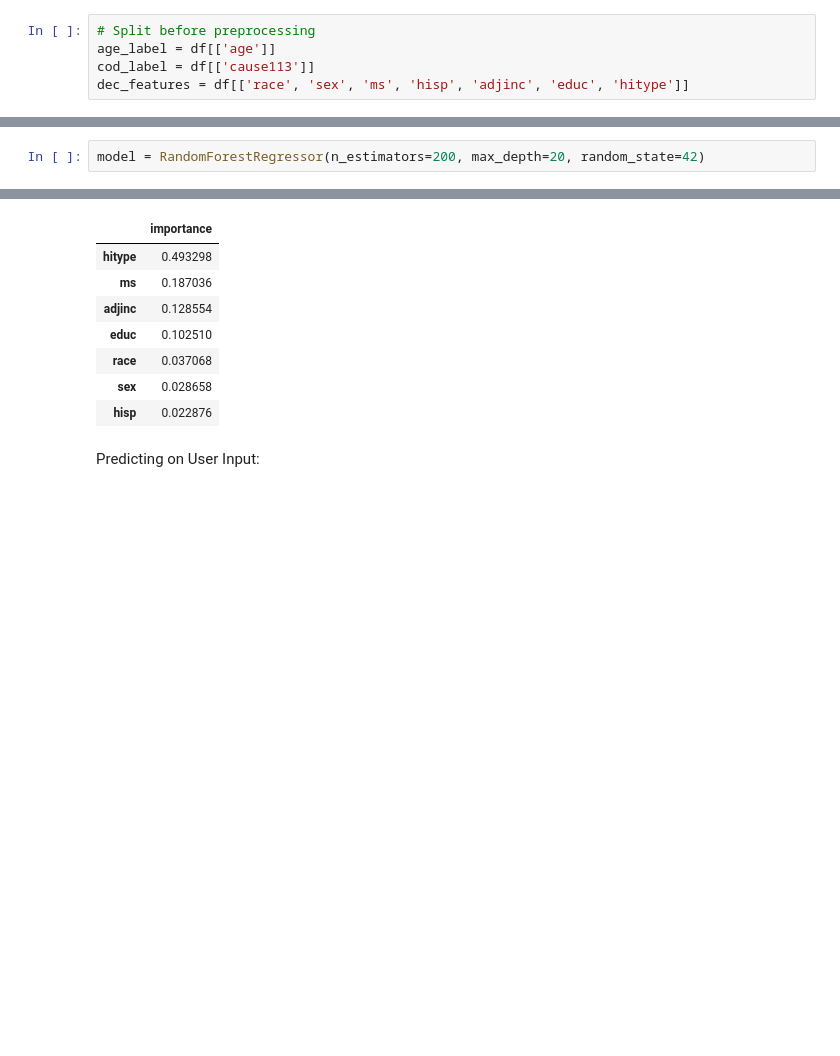
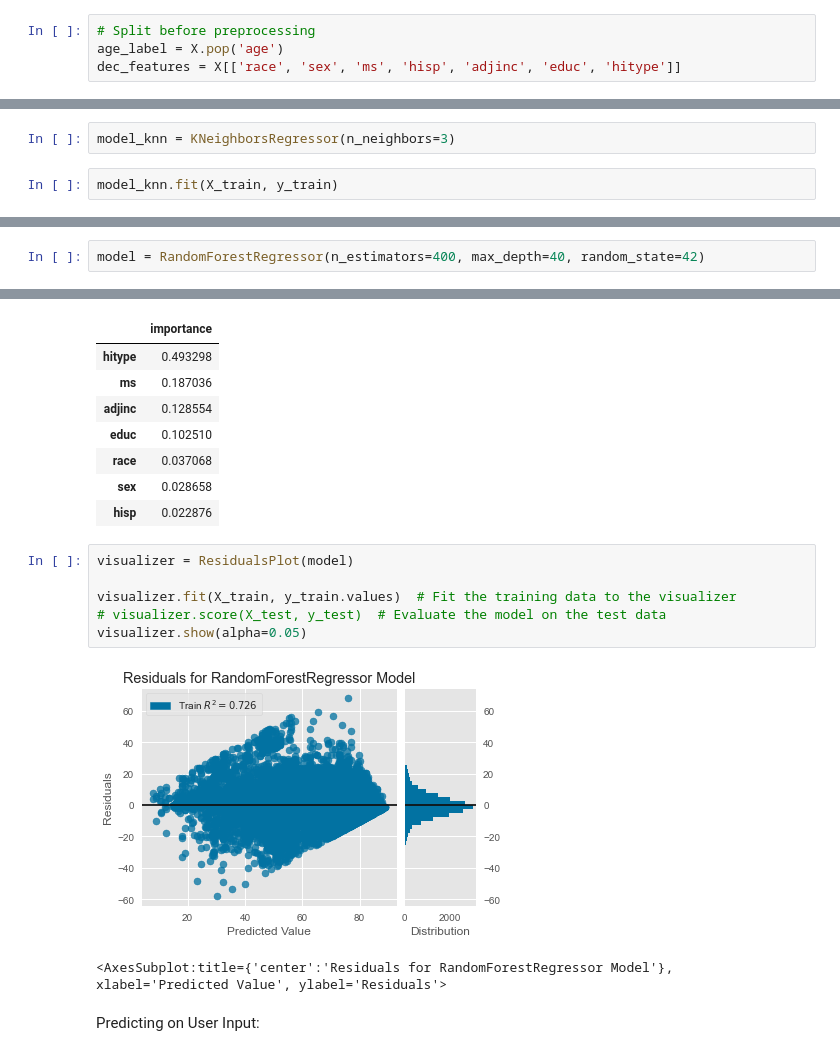
Before and after one commit to beckyepeters/life-expectancy-predictions, a Jupyter notebook: age_pred_6c.ipynb, the cells around one changed output, grey strips where cells are left out. Cells and saved outputs as stored; diff of their text form; blank space fills up the shorter version.

```diff
--- a/age_pred_6c.ipynb
+++ b/age_pred_6c.ipynb
@@ -321,5 +375,4 @@ Index(['age', 'race', 'sex', 'ms', 'hisp', 'adjinc', 'educ', 'cause113',
 # %%
 # Split before preprocessing
-age_label = df[['age']]
-cod_label = df[['cause113']]
-dec_features = df[['race', 'sex', 'ms', 'hisp', 'adjinc', 'educ', 'hitype']]
+age_label = X.pop('age')
+dec_features = X[['race', 'sex', 'ms', 'hisp', 'adjinc', 'educ', 'hitype']]
@@ -336,3 +381,7 @@ len(list(set(cod_label_indices) - set(dec_features_indices)))
 # %%
 # tts for age predictor
 X_train, X_test, y_train, y_test = train_test_split(dec_features, age_label, test_size=0.2, random_state=42)
+# %%
+model_knn = KNeighborsRegressor(n_neighbors=3)
+# %%
+model_knn.fit(X_train, y_train)
@@ -339,5 +410,5 @@ X_train, X_test, y_train, y_test = train_test_split(dec_features, age_label, tes
 # %%
-model = RandomForestRegressor(n_estimators=200, max_depth=20, random_state=42)
+model = RandomForestRegressor(n_estimators=400, max_depth=40, random_state=42)
 # %%
 model.fit(X_train, y_train)
 # %% [output]
@@ -439,6 +526,15 @@ feature_importances.head(20)
 | race | 0.037068 |
 | sex | 0.028658 |
 | hisp | 0.022876 |
+# %%
+visualizer = ResidualsPlot(model)
+
+visualizer.fit(X_train, y_train.values)  # Fit the training data to the visualizer
+# visualizer.score(X_test, y_test)  # Evaluate the model on the test data
+visualizer.show(alpha=0.05)
+# %% [output]
+[figure, added]
+<AxesSubplot:title={'center':'Residuals for RandomForestRegressor Model'}, xlabel='Predicted Value', ylabel='Residuals'>
 # %% [markdown]
 Predicting on User Input:
 # %%
```
Also changed, not shown: parts of 29 cells of this notebook, 17 other files.
